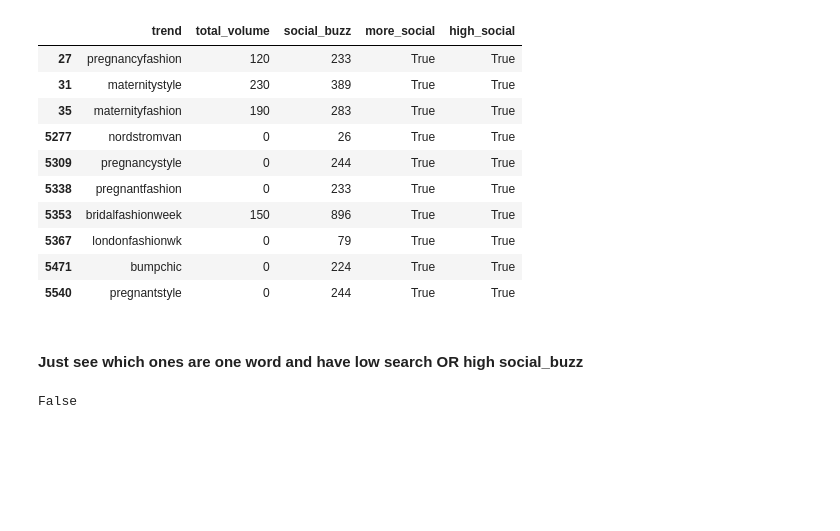
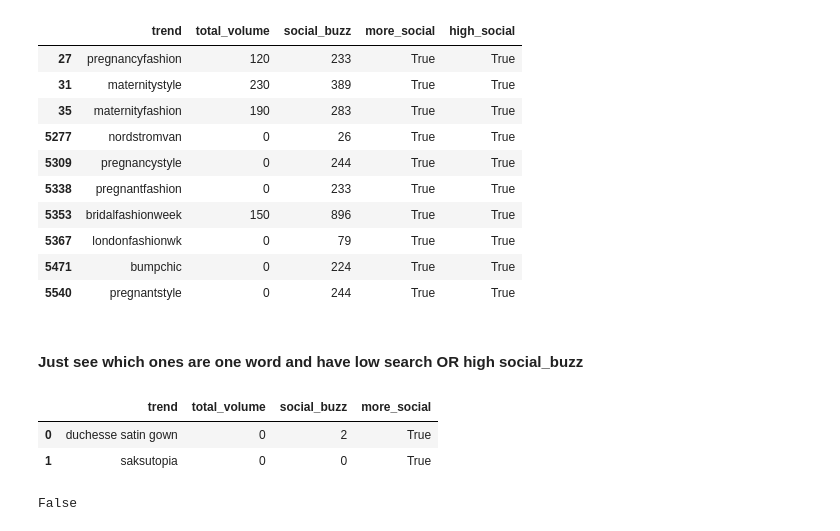
Before and after one commit to belindazeng/search, a Jupyter notebook: Hashtags.ipynb, the cells around one changed output. Drawn from its saved outputs; the diff is of its cells as text; code cells hidden in the pictures; blank space fills up the shorter version.

```diff
--- a/Hashtags.ipynb
+++ b/Hashtags.ipynb
@@ -495,4 +495,11 @@ def is_one_word(word):
     if len(word.split()) > 1:
         return False
     return True
+# %%
+df = search_df
+df.head(2)
+# %% [output]
+|  | trend | total_volume | social_buzz | more_social |
+| 0 | duchesse satin gown | 0 | 2 | True |
+| 1 | saksutopia | 0 | 0 | True |
 # %%
```
Also changed, not shown: parts of 1 cell of this notebook.
